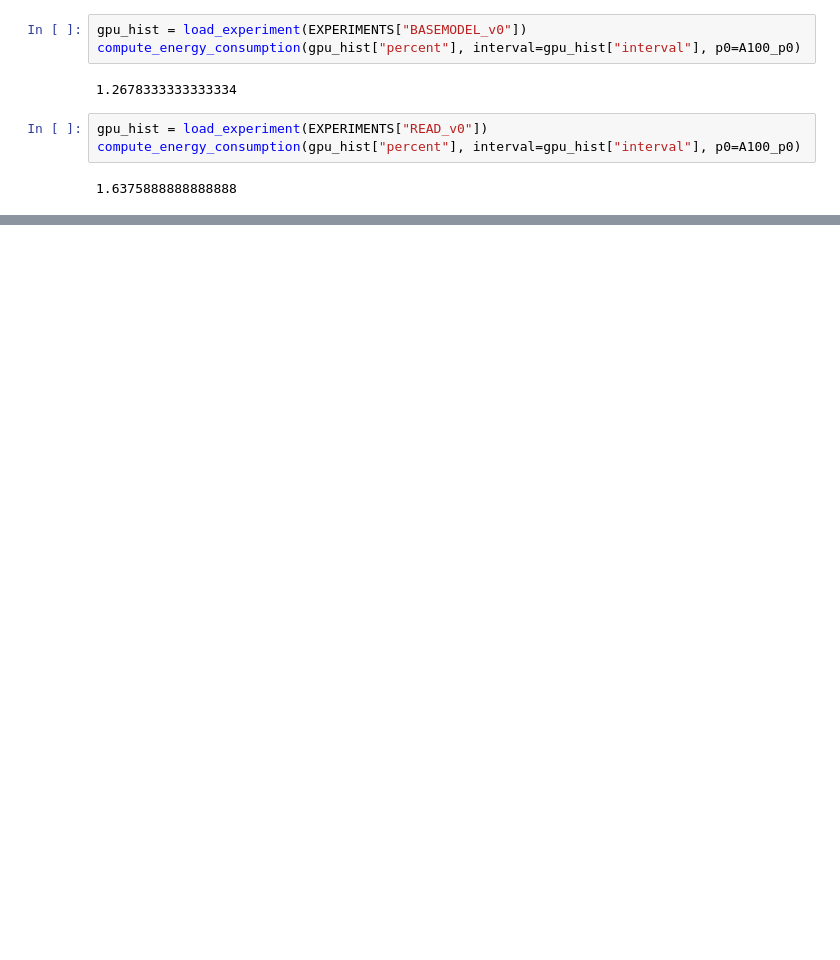
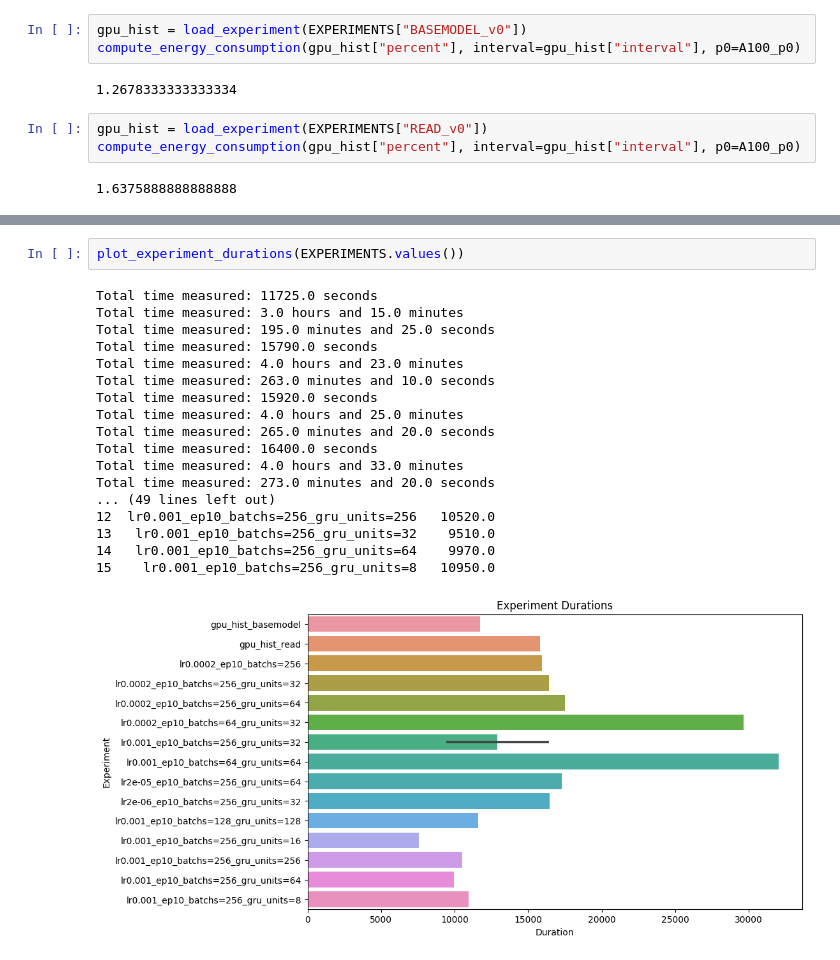
Before and after one commit to carlosinator/cil-sentiment, a Jupyter notebook: resource_analysis.ipynb, the cells around one changed output, grey strips where cells are left out. Cells and saved outputs as stored; diff of their text form; blank space fills up the shorter version.

```diff
--- a/resource_analysis.ipynb
+++ b/resource_analysis.ipynb
@@ -113,0 +209,21 @@ compute_energy_consumption(gpu_hist["percent"], interval=gpu_hist["interval"], p
+# %%
+plot_experiment_durations(EXPERIMENTS.values())
+# %% [output]
+Total time measured: 11725.0 seconds
+Total time measured: 3.0 hours and 15.0 minutes
+Total time measured: 195.0 minutes and 25.0 seconds
+Total time measured: 15790.0 seconds
+Total time measured: 4.0 hours and 23.0 minutes
+Total time measured: 263.0 minutes and 10.0 seconds
+Total time measured: 15920.0 seconds
+Total time measured: 4.0 hours and 25.0 minutes
+Total time measured: 265.0 minutes and 20.0 seconds
+Total time measured: 16400.0 seconds
+Total time measured: 4.0 hours and 33.0 minutes
+Total time measured: 273.0 minutes and 20.0 seconds
+... (49 lines left out)
+12  lr0.001_ep10_batchs=256_gru_units=256   10520.0
+13   lr0.001_ep10_batchs=256_gru_units=32    9510.0
+14   lr0.001_ep10_batchs=256_gru_units=64    9970.0
+15    lr0.001_ep10_batchs=256_gru_units=8   10950.0
+[figure, added]
```
Also changed, not shown: parts of 8 cells of this notebook.
